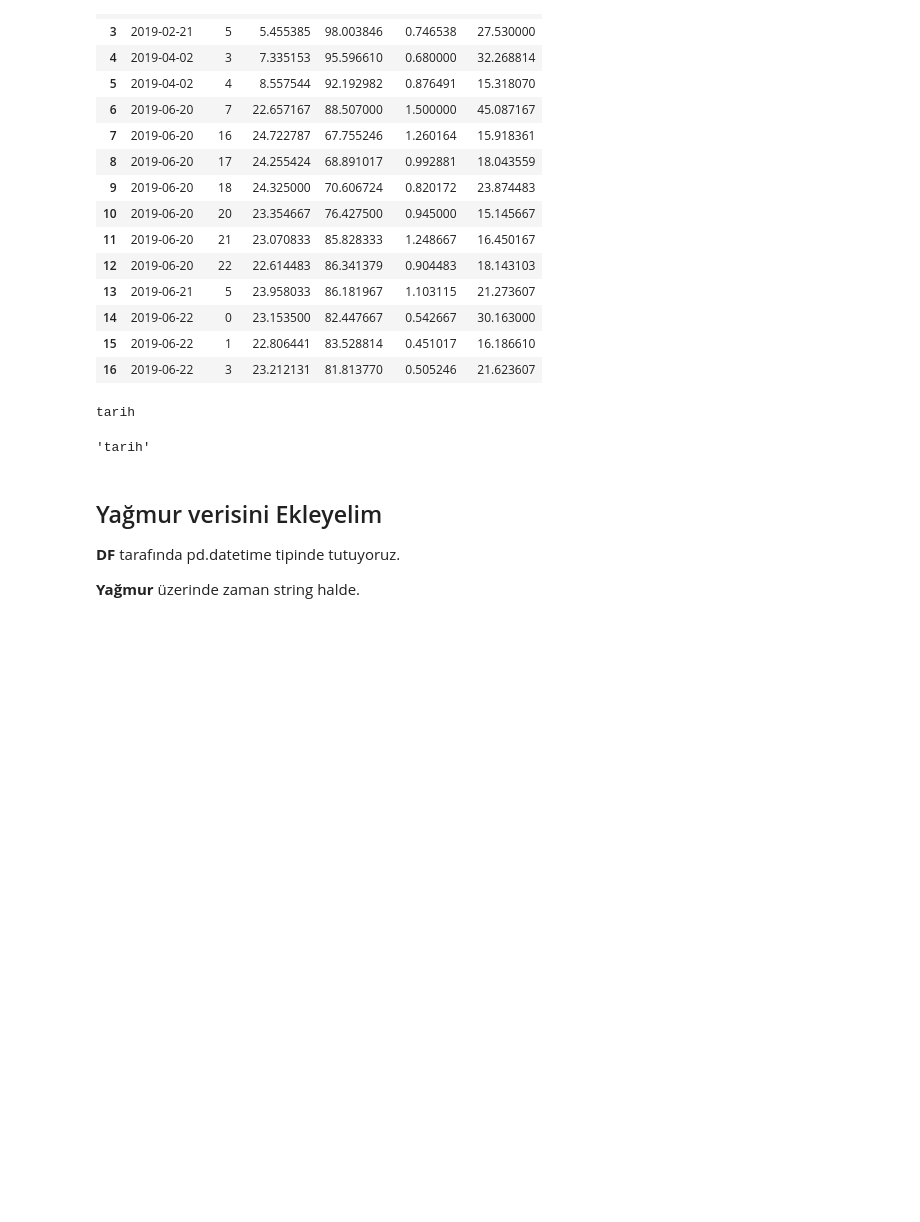
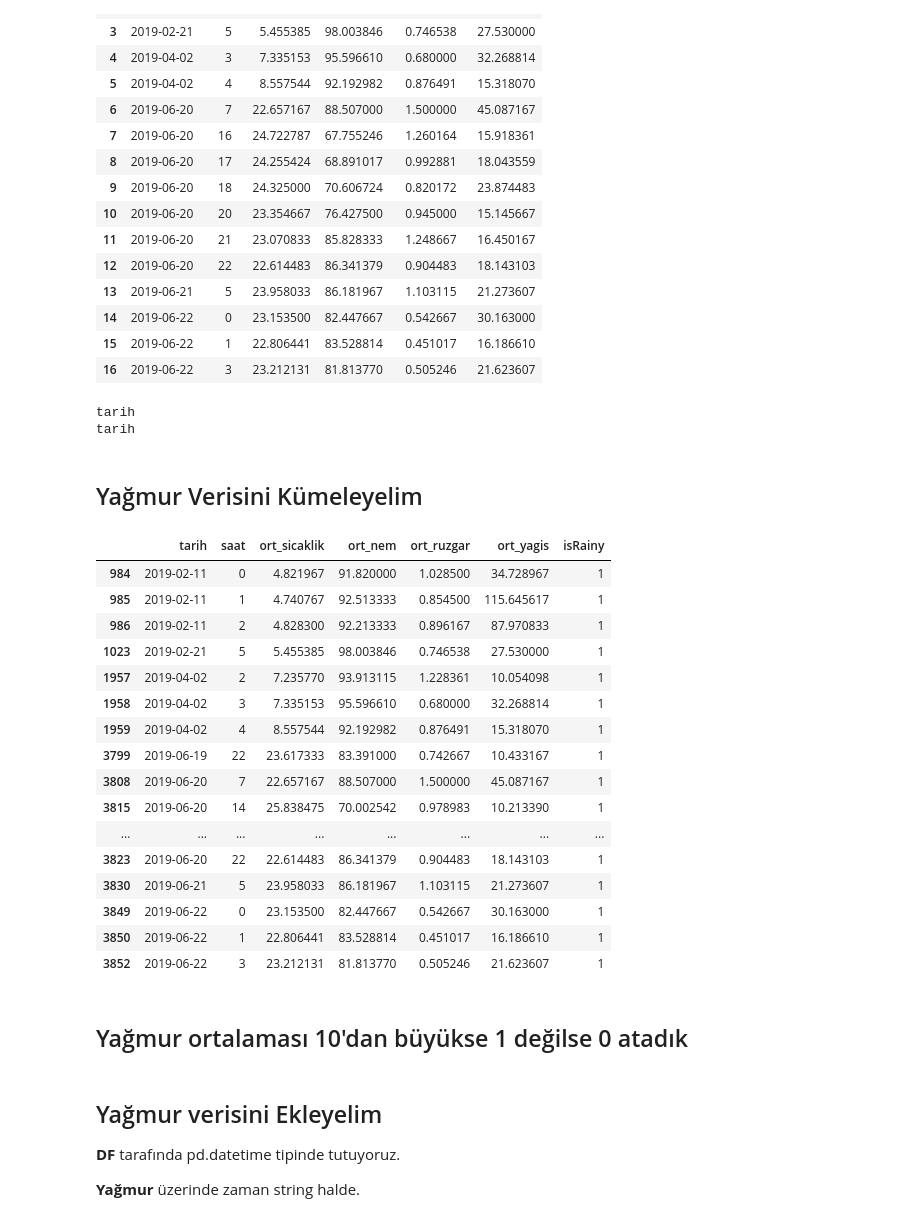
Before and after one commit to mdurmuss/data-engineering-final-project, a Jupyter notebook: ml-model.ipynb, the cells around one changed output. Cells and saved outputs as stored; diff of their text form; code cells hidden in the pictures; blank space fills up the shorter version.

```diff
--- a/ml-model.ipynb
+++ b/ml-model.ipynb
@@ -342,7 +332,9 @@ rain_df.loc[rain_df.ort_yagis > 15].reset_index(drop=True)
 # tarih sütunu isminde görünmeyen karakterler var. Onu düzenleyelim.
 print(rain_df.columns[0])
 rain_df.rename(columns={'\ufefftarih': 'tarih'}, inplace=True, errors="raise")
-rain_df.columns[0]
+print(rain_df.columns[0])
 # %% [output]
 ﻿tarih
+tarih
-'tarih'
+# %% [markdown]
+## Yağmur Verisini Kümeleyelim
@@ -349,3 +343,25 @@ rain_df.columns[0]
+# %%
+rain_df.loc[rain_df['ort_yagis'] > 10]
+# %% [output]
+|  | tarih | saat | ort_sicaklik | ort_nem | ort_ruzgar | ort_yagis | isRainy |
+| 984 | 2019-02-11 | 0 | 4.821967 | 91.820000 | 1.028500 | 34.728967 | 1 |
+| 985 | 2019-02-11 | 1 | 4.740767 | 92.513333 | 0.854500 | 115.645617 | 1 |
+| 986 | 2019-02-11 | 2 | 4.828300 | 92.213333 | 0.896167 | 87.970833 | 1 |
+| 1023 | 2019-02-21 | 5 | 5.455385 | 98.003846 | 0.746538 | 27.530000 | 1 |
+| 1957 | 2019-04-02 | 2 | 7.235770 | 93.913115 | 1.228361 | 10.054098 | 1 |
+| 1958 | 2019-04-02 | 3 | 7.335153 | 95.596610 | 0.680000 | 32.268814 | 1 |
+| 1959 | 2019-04-02 | 4 | 8.557544 | 92.192982 | 0.876491 | 15.318070 | 1 |
+| 3799 | 2019-06-19 | 22 | 23.617333 | 83.391000 | 0.742667 | 10.433167 | 1 |
+| 3808 | 2019-06-20 | 7 | 22.657167 | 88.507000 | 1.500000 | 45.087167 | 1 |
+| 3815 | 2019-06-20 | 14 | 25.838475 | 70.002542 | 0.978983 | 10.213390 | 1 |
+| ... | ... | ... | ... | ... | ... | ... | ... |
+| 3823 | 2019-06-20 | 22 | 22.614483 | 86.341379 | 0.904483 | 18.143103 | 1 |
+| 3830 | 2019-06-21 | 5 | 23.958033 | 86.181967 | 1.103115 | 21.273607 | 1 |
+| 3849 | 2019-06-22 | 0 | 23.153500 | 82.447667 | 0.542667 | 30.163000 | 1 |
+| 3850 | 2019-06-22 | 1 | 22.806441 | 83.528814 | 0.451017 | 16.186610 | 1 |
+| 3852 | 2019-06-22 | 3 | 23.212131 | 81.813770 | 0.505246 | 21.623607 | 1 |
+# %% [markdown]
+## Yağmur ortalaması 10'dan büyükse 1 değilse 0 atadık
 # %% [markdown]
 ## Yağmur verisini Ekleyelim
 
```
Also changed, not shown: parts of 41 cells of this notebook.
